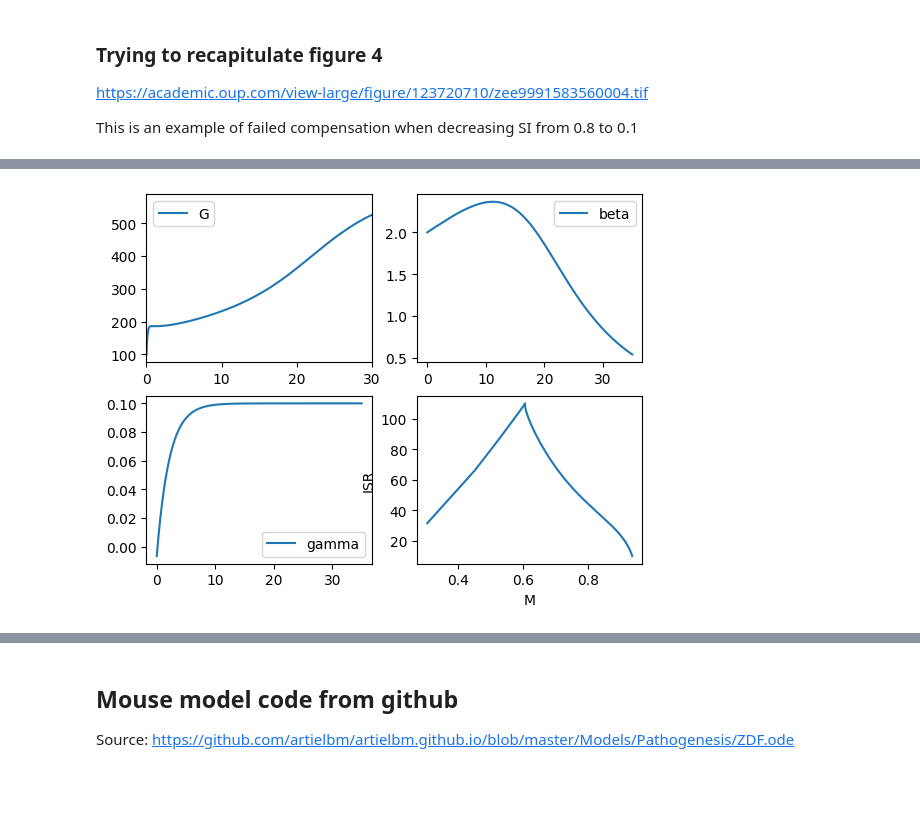
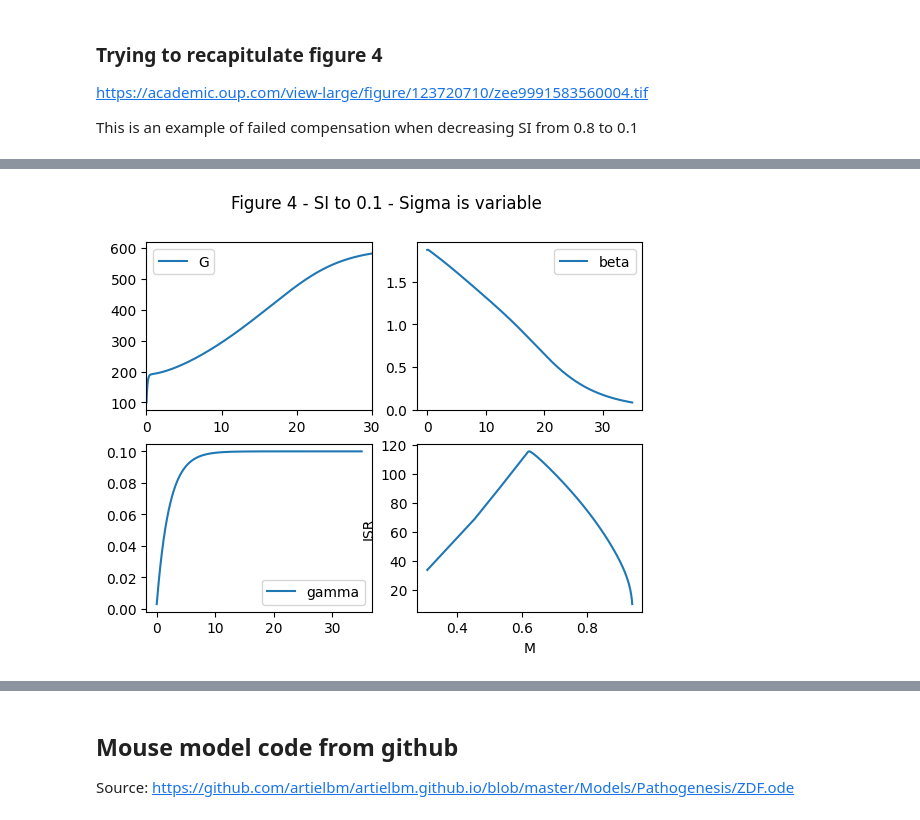
Before and after one commit to yjzhang/t2d_models, a Jupyter notebook: ha_2016.ipynb, the cells around one changed output, grey strips where cells are left out. Cells and saved outputs as stored; diff of their text form; code cells hidden in the pictures; blank space fills up the shorter version.

```diff
--- a/ha_2016.ipynb
+++ b/ha_2016.ipynb
@@ -17,10 +17,11 @@ beta' = ((P - A)*beta)/tau_beta; // beta cell mass - based on workload hypothesi
 gam' = (gam_inf - gam)/tau_gam;
 // persistent high glucose increases maximal insulin concentration
 sigma' = (sigma_inf - sigma)/tau_sigma; //sigma is beta cell function
-SI' = (S0 - SI)/tau_SI; // insulin sensitivity
+#SI' = (S0 - SI)/tau_SI; // insulin sensitivity (eq from paper)
+SI' = -t_si*(SI - S0); # this is the equation in the code (there's an event/delay term that's not included here)
 
 // auxiliary functions
-M := G^kM/(alpha_M^kM + G^kM); // beta cell metabolism
+M := M_max*G^kM/(alpha_M^kM + G^kM); // beta cell metabolism
 ISR := sigma*(M + gam)^kISR/(alpha_ISR^kISR + (M + gam)^kISR); // insulin secretion rate
 
 P := P_max*(ISR^kP/(alpha_P^kP + ISR^kP)); // beta cell proliferation
@@ -30,13 +31,14 @@ gam_inf := gam_max/(1 + exp(-(G - gam_s)/gam_n)) - gam_0;
 
 // sigma calculation
 sigma_inf := sigma_ISRinf*sigma_Minf + sigma_b;
+M_sigma := M_max*(G-G_sigmas)^kM/(alpha_M^kM + (G-G_sigmas)^kM); #M_Gsh
+ISR_sigma := sigma*(M_sigma + gam)^kISR/(alpha_ISR^kISR + (M_sigma + gam)^kISR); #ISR_Gsh
+
 // positive feedback from ISR
 sigma_ISRinf := sigma_ISRmax/(1 + sigma_ISRk*exp(-(ISR_sigma - sigma_ISRs)/sigma_ISRn)); #sigma_ISRI
+
 # negative feedback from M
 sigma_Minf := 1 - sigma_Mmax/(1 + sigma_Mk*exp(-(M_sigma - sigma_Ms)/sigma_Mn)); #sigma_MI
-
-M_sigma := (G-G_sigmas)^kM/(alpha_M^kM + (G-G_sigmas)^kM); #M_Gsh
-ISR_sigma := sigma*(M_sigma + gam)^kISR/(alpha_ISR^kISR + (M_sigma + gam)^kISR); #ISR_Gsh
 
 // parameters
 S0 = 0.8;
@@ -50,8 +52,10 @@ tau_gam = 2.14;
 tau_sigma = 10.71;
 tau_beta = 42.85;
 tau_SI = 16.2;
+t_si = 10000; // basically this represents instantaneous change in SI
 
 // auxilliary function parameters (based on zdf rats)
+M_max = 1;
 kM = 2;
 alpha_M = 150;
 
@@ -69,7 +73,7 @@ A_b = 0.8;
 
 gam_max = 0.2; #G_bar
 gam_s = 99.9; #Gs
-gam_n = 1; #gn
+gam_n = 1; #Gn
 gam_0 = 0.1; #Gshft
 
 sigma_ISRmax = 867.6; #ISRI_bar
@@ -326,9 +320,16 @@ This is an example of failed compensation when decreasing SI from 0.8 to 0.1
 r.resetToOrigin()
 r.setValue('SI', 0.1)
 r.setValue('S0', 0.1)
+r.setValue('G', 99.96302080204364)
+r.setValue('I', 9.003979300929851)
+r.setValue('gam', 0.00298427107796172)
+r.setValue('beta', 1.871206987619457)
+r.setValue('sigma', 536.7163052023591)
+r.setValue('A_max', 5.5)
 result = r.simulate(0, 35, 500, selections=['time', 'G', 'I', 'beta', 'gam', 'sigma', 'SI', 'M', 'ISR'])
 import matplotlib.pyplot as plt
 fig, axes = plt.subplots(2, 2)
+fig.suptitle('Figure 4 - SI to 0.1 - Sigma is variable')
 axes[0, 0].plot(result['time'], result['G'], label='G')
 axes[0, 0].set_xlim(0, 30)
 axes[0, 0].legend()
@@ -339,6 +340,7 @@ axes[1, 0].legend()
 axes[1, 1].plot(result['M'], result['ISR'])
 axes[1, 1].set_xlabel('M')
 axes[1, 1].set_ylabel('ISR')
+fig.tight_layout()
 fig.show()
 # %% [output]
 Traceback (most recent call last):
@@ -350,4 +352,4 @@ Traceback (most recent call last):
 ValueError: PyCapsule_GetPointer called with invalid PyCapsule object
-[figure, old version]
+[figure, new version]
 # %%
 # sigma fixed
```
Also changed, not shown: parts of 17 cells of this notebook, 2 other files.
